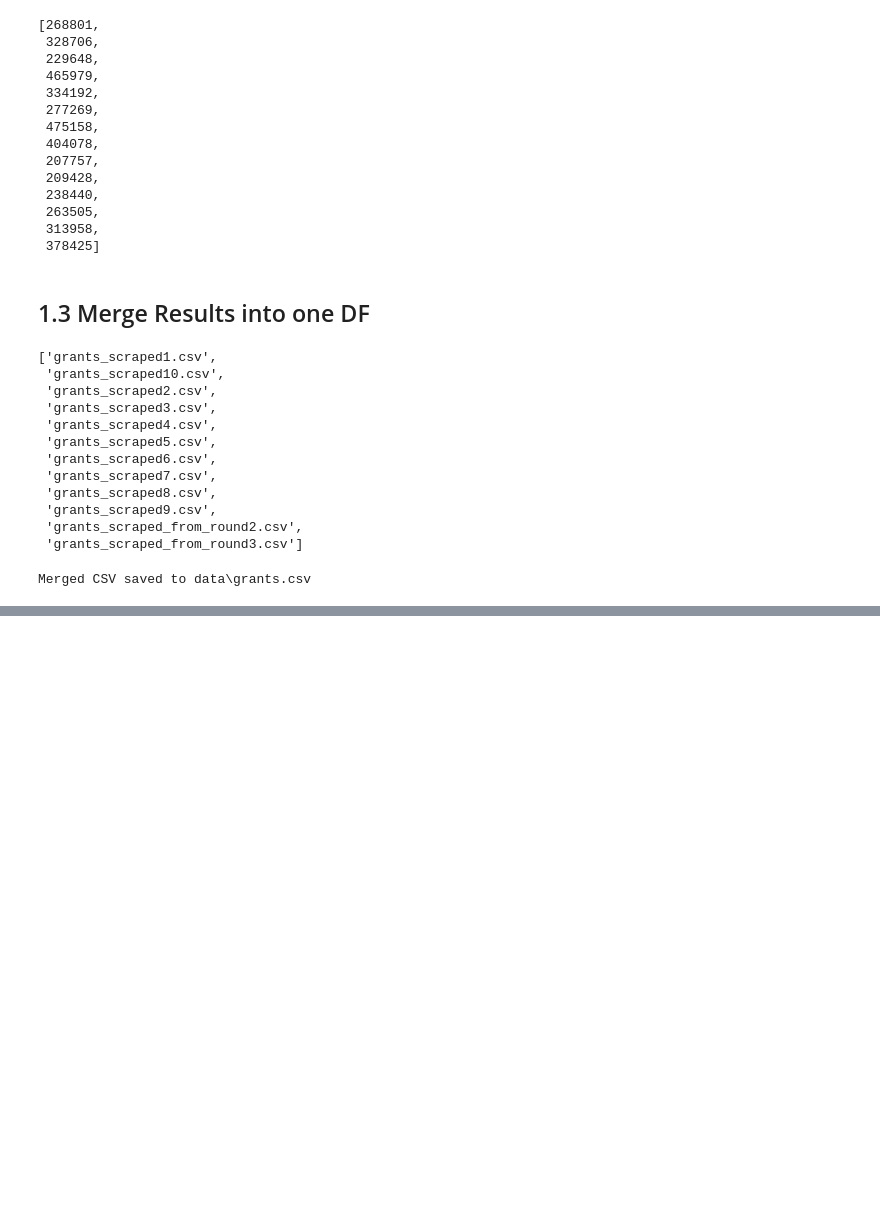
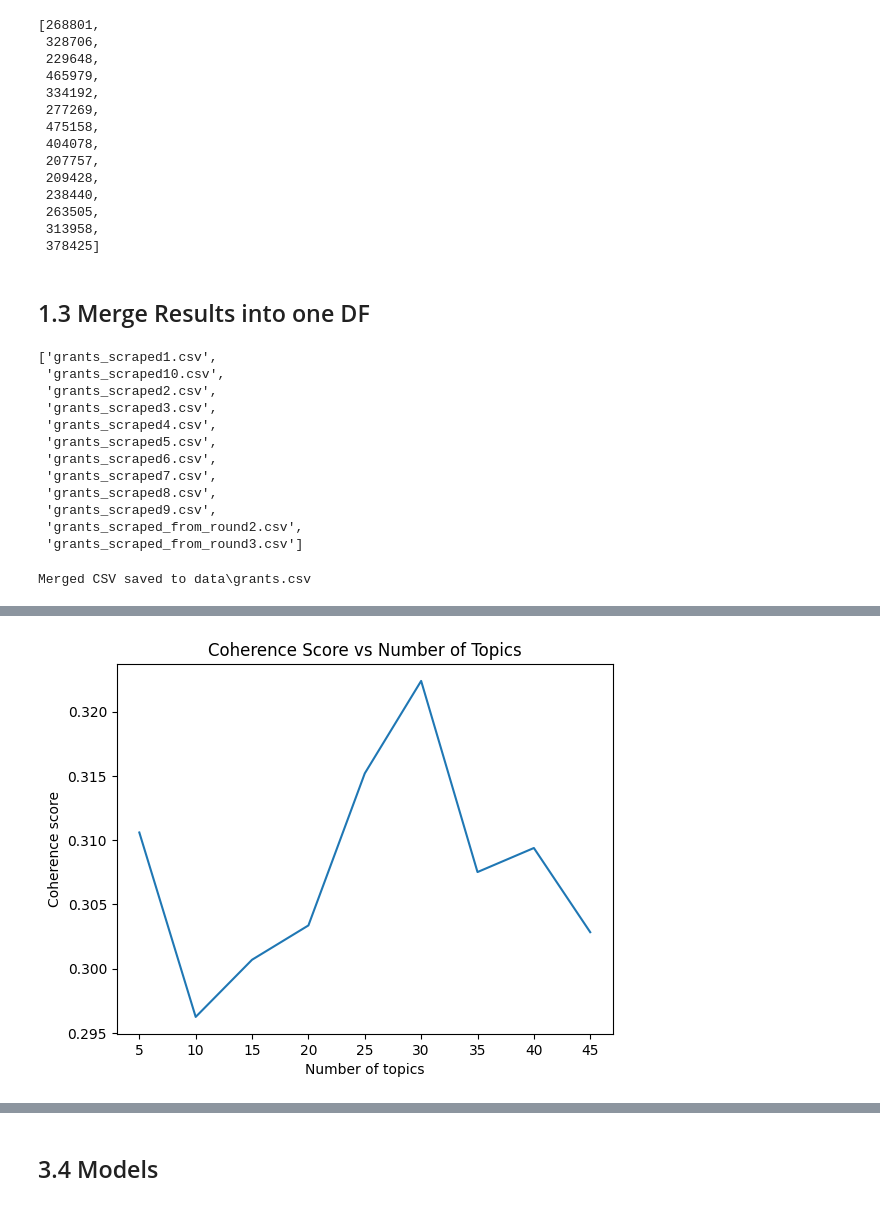
Before and after one commit to joycetheok/Grant-Abstract-Funding-Prediction, a Jupyter notebook: code.ipynb, the cells around one changed output, grey strips where cells are left out. Saved outputs shown, nothing was run; the diff lists cells and outputs as text; code cells hidden in the pictures; blank space fills up the shorter version.

```diff
--- a/code.ipynb
+++ b/code.ipynb
@@ -430,0 +518,14 @@ Merged CSV saved to data\grants.csv
+# %%
+# Collocation
+abstracts = grants_unique['tokenized_Abstract/Summary'].tolist()
+
+##Finding bigrams
+bigram = gensim.models.Phrases(grants_unique['tokenized_Abstract/Summary'], min_count=5, threshold=10)
+bigram_model = gensim.models.phrases.Phraser(bigram)
+grants_unique['tokenized_bigrams'] = [bigram_model[doc] for doc in grants_unique['tokenized_Abstract/Summary']]
+grants_unique['Combined_bigram'] = grants_unique['tokenized_Abstract/Summary'].apply(lambda x: ' '.join(x))
+
+### Creating a dictionary and bag of words corpus
+dictionary = Dictionary(grants_unique['tokenized_bigrams'])
+dictionary.filter_extremes(no_below=5, no_above=0.5)
+bow_corpus = [dictionary.doc2bow(doc) for doc in grants_unique['tokenized_bigrams']]
@@ -430,0 +543,51 @@ Merged CSV saved to data\grants.csv
+# %%
+topic_num = range(5, 50, 5)
+coherence_score = []
+
+### Evaluating coherence score for eahc number of topics
+for num in topic_num:
+    lda_model = LdaModel(corpus = bow_corpus, num_topics=num, id2word=dictionary,
+                         random_state=42)
+    coherence_model = CoherenceModel(model=lda_model, corpus=bow_corpus,
+                                     texts=grants_unique['tokenized_bigrams'], dictionary=dictionary, coherence='c_v')
+    coherence_score.append(coherence_model.get_coherence())
+
+### Plotting the coherence scores
+plt.plot(topic_num, coherence_score)
+plt.xlabel('Number of topics')
+plt.ylabel('Coherence score')
+plt.title('Coherence Score vs Number of Topics')
+plt.show()
+
+### Choose the optimal number of topics
+optimal_topics = topic_num[coherence_score.index(max(coherence_score))]
+print('Optimal number of topics:', optimal_topics)
+
+for idx, topic in lda_model.print_topics(-1):
+    print(f"Topic {idx}: {topic}")
+
+
+### LDA modeling
+lda_model = LdaModel(bow_corpus, num_topics=optimal_topics, id2word=dictionary, random_state=42)
+topic_distributions = [dict(lda_model.get_document_topics(bow)) for bow in bow_corpus]
+topic_df = pd.DataFrame.from_records(topic_distributions).fillna(0)
+topic_df.columns = [f"Topic_{i+1}" for i in range(optimal_topics)]
+topic_df.index = grants_unique.index
+topic_df = topic_df.sort_index()
+grants_unique = grants_unique.sort_index()
+topic_df['Grant_Amount'] = grants_unique['CIHR contribution']
+### Categorizing the grant amount
+labels = ['Very Small','Small', 'Moderate', 'Large', 'Very Large']
+bins = [topic_df['Grant_Amount'].min(),
+        topic_df['Grant_Amount'].quantile(0.2),
+        topic_df['Grant_Amount'].quantile(0.4),
+        topic_df['Grant_Amount'].quantile(0.6),
+        topic_df['Grant_Amount'].quantile(0.8),
+        topic_df['Grant_Amount'].max()]
+
+
+topic_df['funding_category'] = pd.cut(topic_df['Grant_Amount'], bins=bins, labels=labels, include_lowest=True)
+category_order = {"Very Small": 1, "Small": 2, "Moderate": 3, "Large": 4, "Very Large": 5}
+topic_df['category_numeric'] = topic_df['funding_category'].map(category_order)
+# %% [output]
+[figure, added]
@@ -430,0 +611,2 @@ Merged CSV saved to data\grants.csv
+# %% [markdown]
+## 3.4 Models
```
Also changed, not shown: parts of 14 cells of this notebook, 3 other files.
